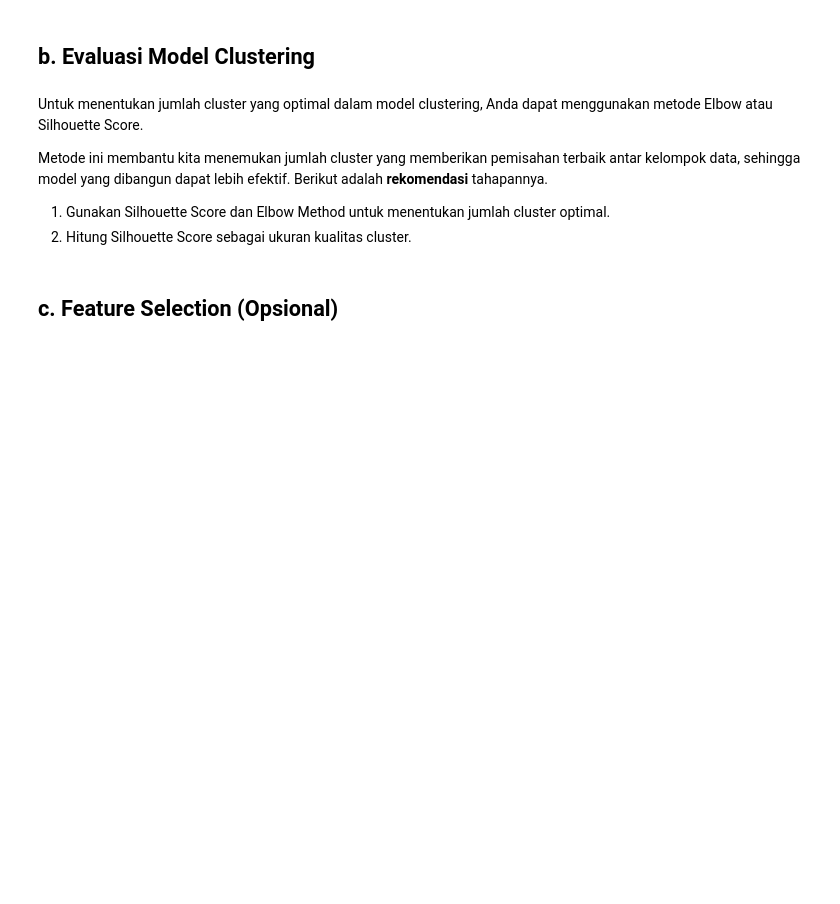
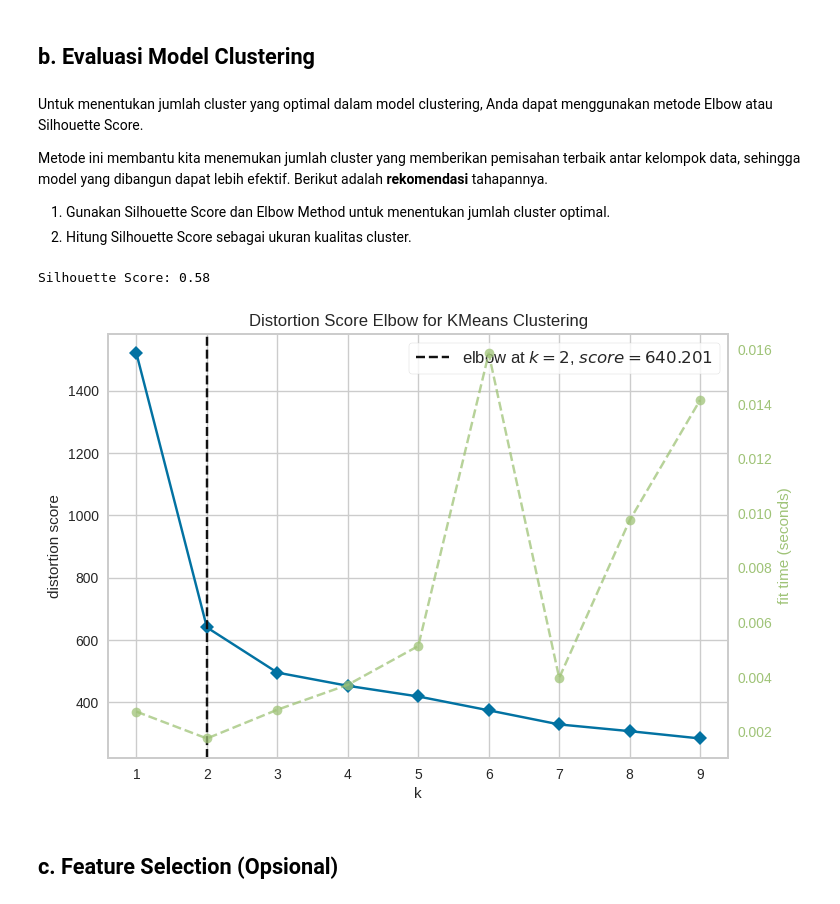
Before and after one commit to Refanz/bank-transaction-clustering-classification, a Jupyter notebook: [Clustering]_Submission_Akhir_BMLP_Refan.ipynb, the cells around one changed output. Drawn from its saved outputs; the diff is of its cells as text; code cells hidden in the pictures; blank space fills up the shorter version.

```diff
--- a/[Clustering]_Submission_Akhir_BMLP_Refan.ipynb
+++ b/[Clustering]_Submission_Akhir_BMLP_Refan.ipynb
@@ -448,0 +495,14 @@ bank_transactions_df_lencoder
+# %%
+# Memisahkan fitur (X)
+drop_columns = ["TransactionID", "AccountID", "DeviceID", "MerchantID", "TransactionDate", "PreviousTransactionDate",
+                "IP Address", "Channel", "Location", "CustomerOccupation"]
+
+bank_transactions_df_drop = bank_transactions_df_std.drop(columns=drop_columns)
+
+# Mengambil kolom pada dataset
+current_columns = bank_transactions_df_drop.columns
+
+# Menyimpan dataset ke dalam bentuk array
+X = bank_transactions_df_drop.iloc[:].values
+
+print(pd.DataFrame(X, columns=current_columns))
@@ -469,3 +593,29 @@ Metode ini membantu kita menemukan jumlah cluster yang memberikan pemisahan terb
+# %%
+# Menghitung Silhouette Score
+def calculate_silhouette_score(data):
+    score = silhouette_score(data, labels)
+    print(f"Silhouette Score: {score:.2f}")
+
+calculate_silhouette_score(X)
+
+def elbow_method(data, number_of_cluster):
+    # Inisialisasi model KMeans tanpa parameter awal
+    kmeans_method = KMeans()
+
+    # Inisialisasi visualized KElbowVisualizer untuk menentukan jumlah cluster optimal
+    visualizer = KElbowVisualizer(kmeans_method, k=number_of_cluster)
+
+    # Fit visualized dengan data untuk menemukan jumlah cluster optimal
+    visualizer.fit(data)
+
+    # Menampilkan grafik elbow untuk analisis
+    visualizer.show()
+
+
+elbow_method(X, (1, 10))
+# %% [output]
+Silhouette Score: 0.58
+[figure, added]
 # %% [markdown]
 ## **c. Feature Selection (Opsional)**
 # %% [markdown]
```
Also changed, not shown: parts of 36 cells of this notebook.
